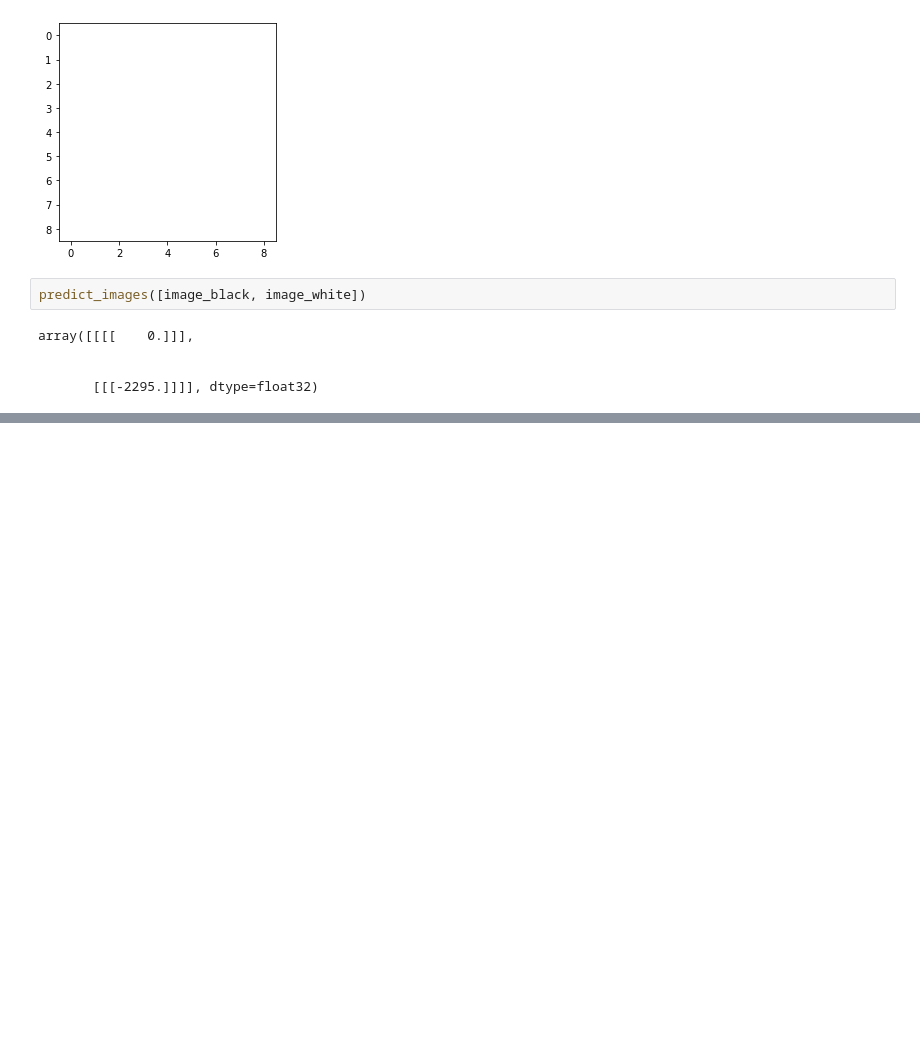
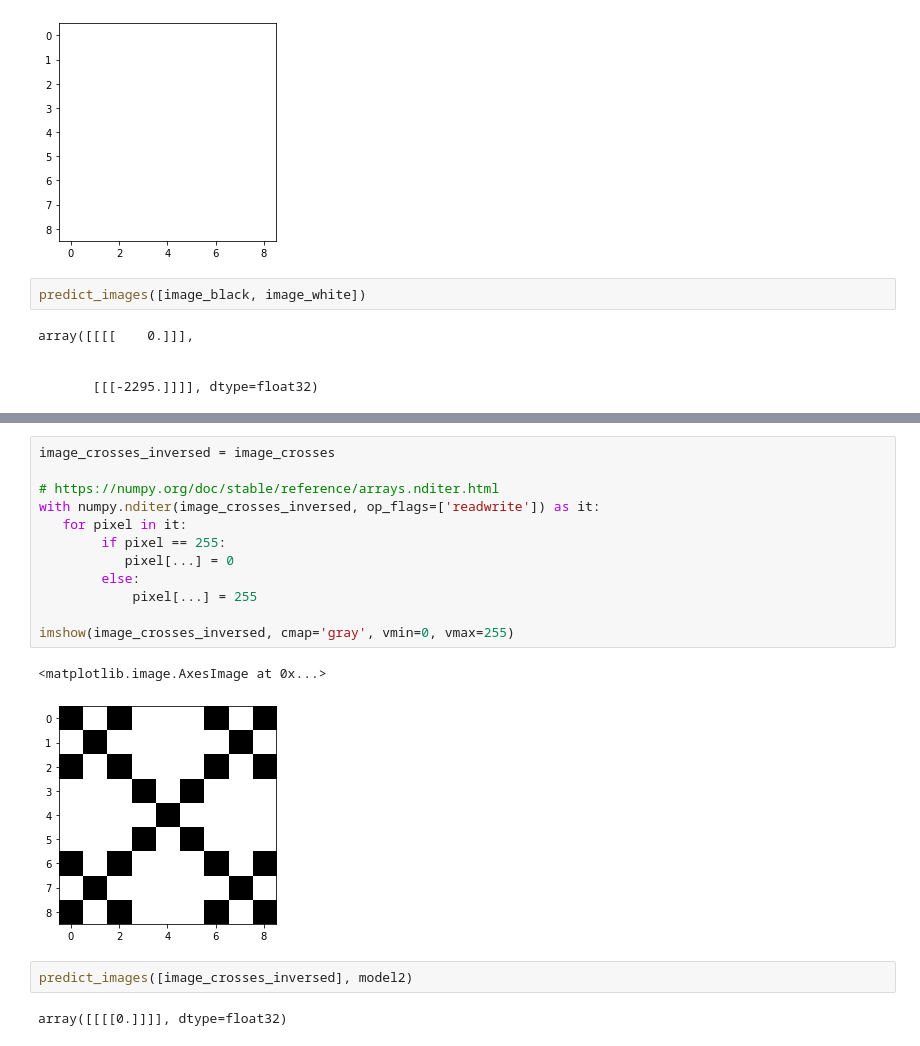
Before and after one commit to FlyN-Nick/advancedML, a Jupyter notebook: Jupyter Notebooks/CNN.ipynb, the cells around one changed output, grey strips where cells are left out. Drawn from its saved outputs; the diff is of its cells as text; blank space fills up the shorter version.

Commit message:
Finished CNN notebook.
Except I need to revise/finish my second answer for model 1 questions.

```diff
--- a/Jupyter Notebooks/CNN.ipynb
+++ b/Jupyter Notebooks/CNN.ipynb
@@ -306,0 +394,19 @@ Add additional filters to the model or create a new model with your own filters.
+# %%
+image_crosses_inversed = image_crosses
+
+# https://numpy.org/doc/stable/reference/arrays.nditer.html
+with numpy.nditer(image_crosses_inversed, op_flags=['readwrite']) as it:
+   for pixel in it:
+        if pixel == 255:
+           pixel[...] = 0
+        else:
+            pixel[...] = 255
+
+imshow(image_crosses_inversed, cmap='gray', vmin=0, vmax=255)
+# %% [output]
+<matplotlib.image.AxesImage at 0x...>
+[figure, added]
+# %%
+predict_images([image_crosses_inversed], model2)
+# %% [output]
+array([[[[0.]]]], dtype=float32)
```
Also changed, not shown: parts of 28 cells of this notebook.
